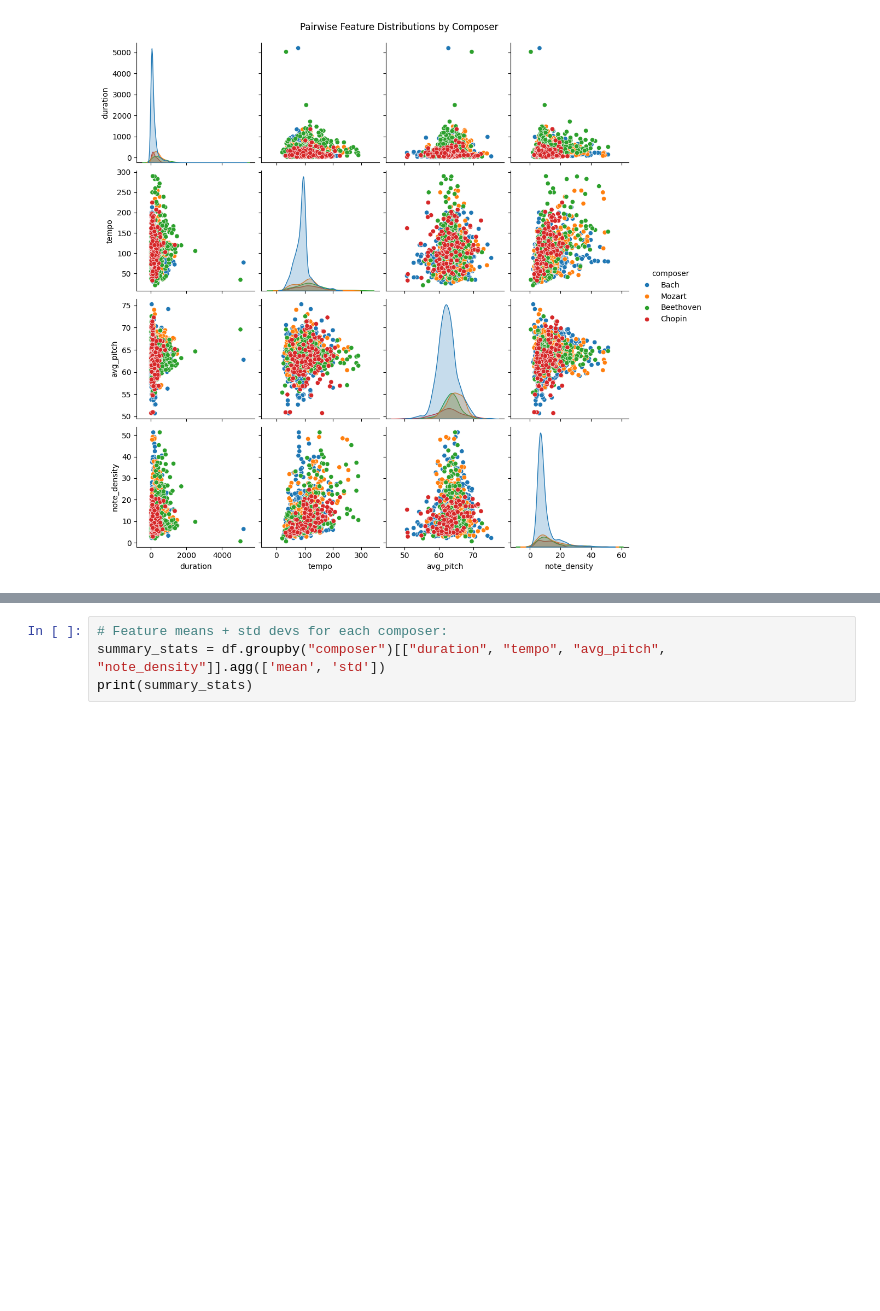
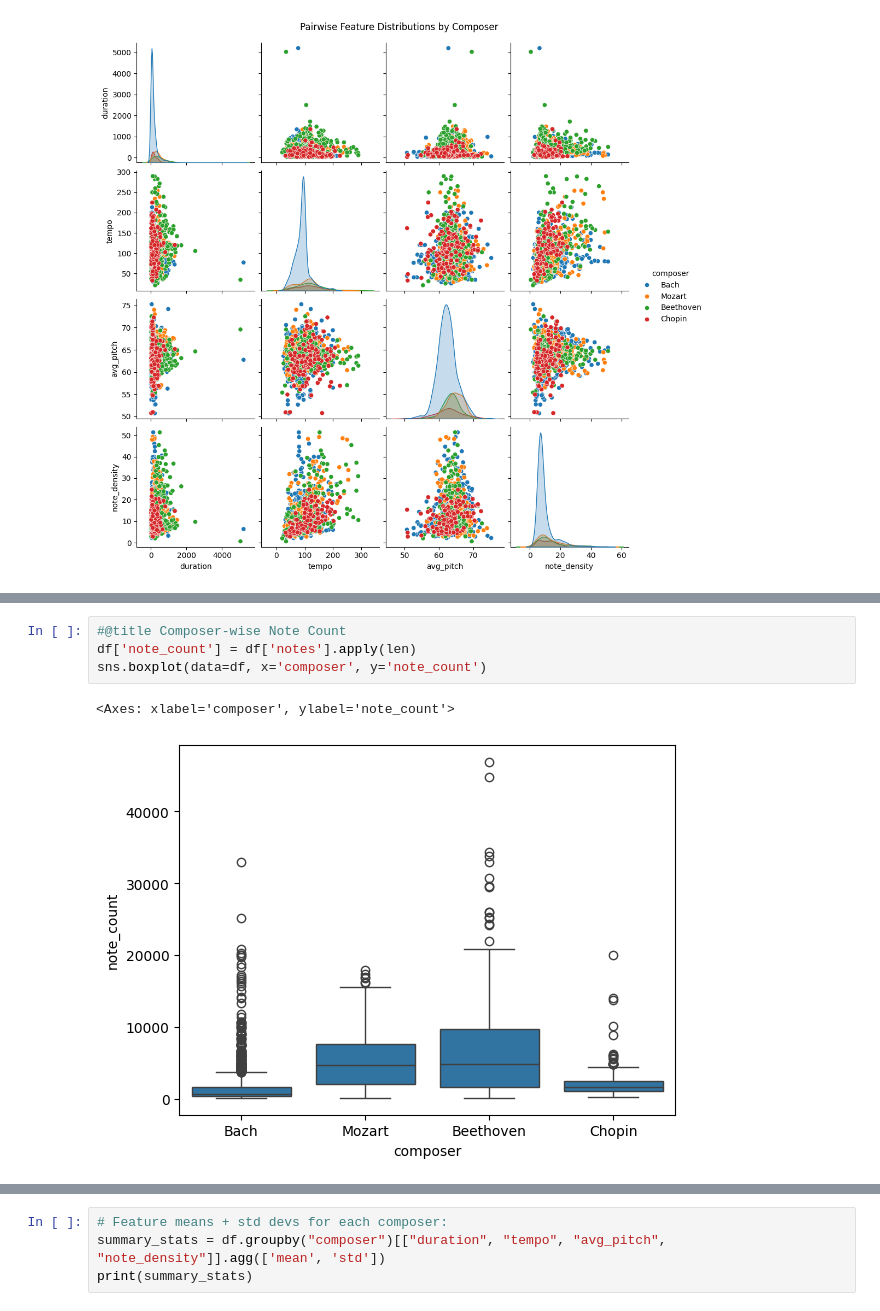
Before and after one commit to littlecl42/AAI-511-03_Group2, a Jupyter notebook: notebooks/GroupProject_LSTM.ipynb, the cells around one changed output, grey strips where cells are left out. Saved outputs shown, nothing was run; the diff lists cells and outputs as text; blank space fills up the shorter version.

```diff
--- a/notebooks/GroupProject_LSTM.ipynb
+++ b/notebooks/GroupProject_LSTM.ipynb
@@ -362,0 +381,7 @@ plt.show()
+# %%
+#@title Composer-wise Note Count
+df['note_count'] = df['notes'].apply(len)
+sns.boxplot(data=df, x='composer', y='note_count')
+# %% [output]
+<Axes: xlabel='composer', ylabel='note_count'>
+[figure, added]
```
Also changed, not shown: parts of 3 cells of this notebook.
